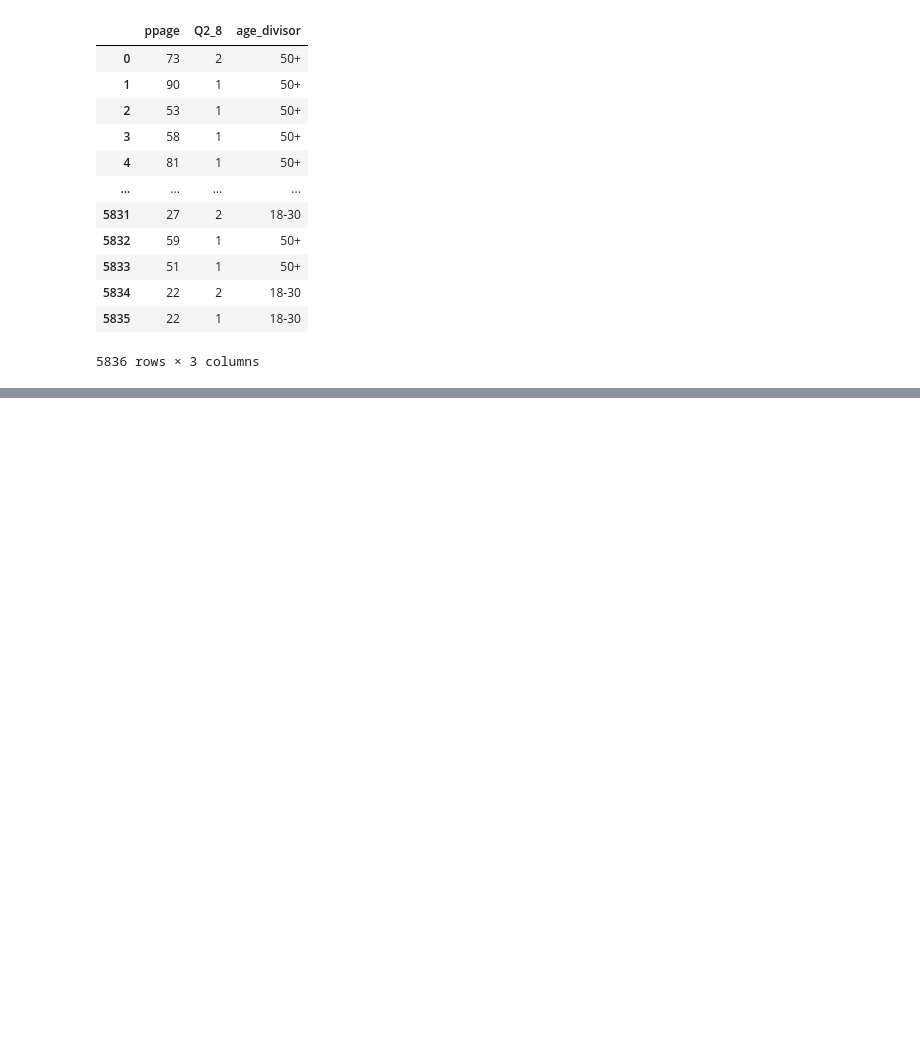
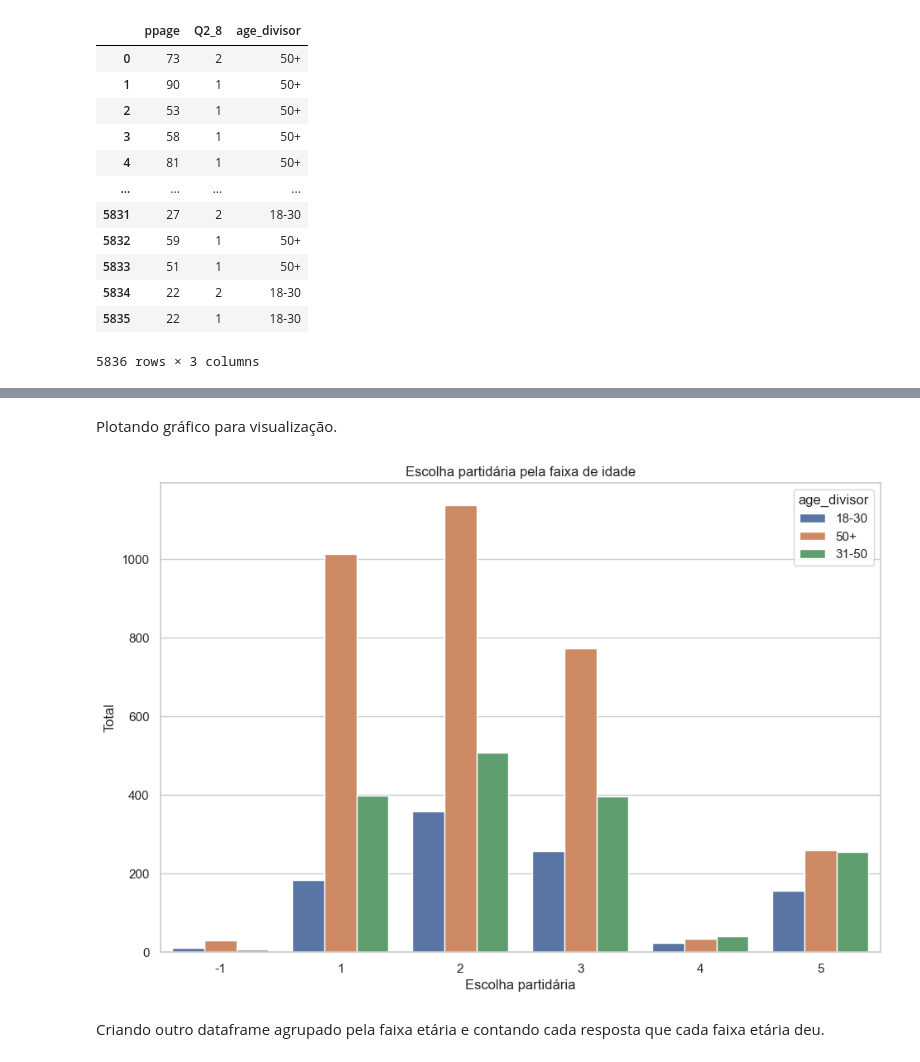
Before and after one commit to LucasMarchesoni/Non_voters_analise, a Jupyter notebook: notebook/non-voters.ipynb, the cells around one changed output, grey strips where cells are left out. Cells and saved outputs as stored; diff of their text form; code cells hidden in the pictures; blank space fills up the shorter version.

```diff
--- a/notebook/non-voters.ipynb
+++ b/notebook/non-voters.ipynb
@@ -524,0 +553,4 @@ _ = sns.barplot(data=df_vote_responsability, x="Q2_1", y="count", hue="educ")
+# %%
+df_voter_choices = df[['gender', 'ppage', 'Q30']]
+create_age_divisor(df_voter_choices, df_voter_choices['ppage'])
+df_voter_choices
@@ -524,0 +576,12 @@ _ = sns.barplot(data=df_vote_responsability, x="Q2_1", y="count", hue="educ")
+# %% [markdown]
+Plotando gráfico para visualização.
+# %%
+_ = plt.figure(figsize=(10,7))
+_ = plt.title("Escolha partidária pela faixa de idade")
+_ = plt.xlabel("Escolha partidária")
+_ = plt.ylabel("Total")
+_ = sns.countplot(data=df_voter_choices, x="Q30", hue="age_divisor")
+# %% [output]
+[figure, added]
+# %% [markdown]
+Criando outro dataframe agrupado pela faixa etária e contando cada resposta que cada faixa etária deu.
```
Also changed, not shown: parts of 26 cells of this notebook.
